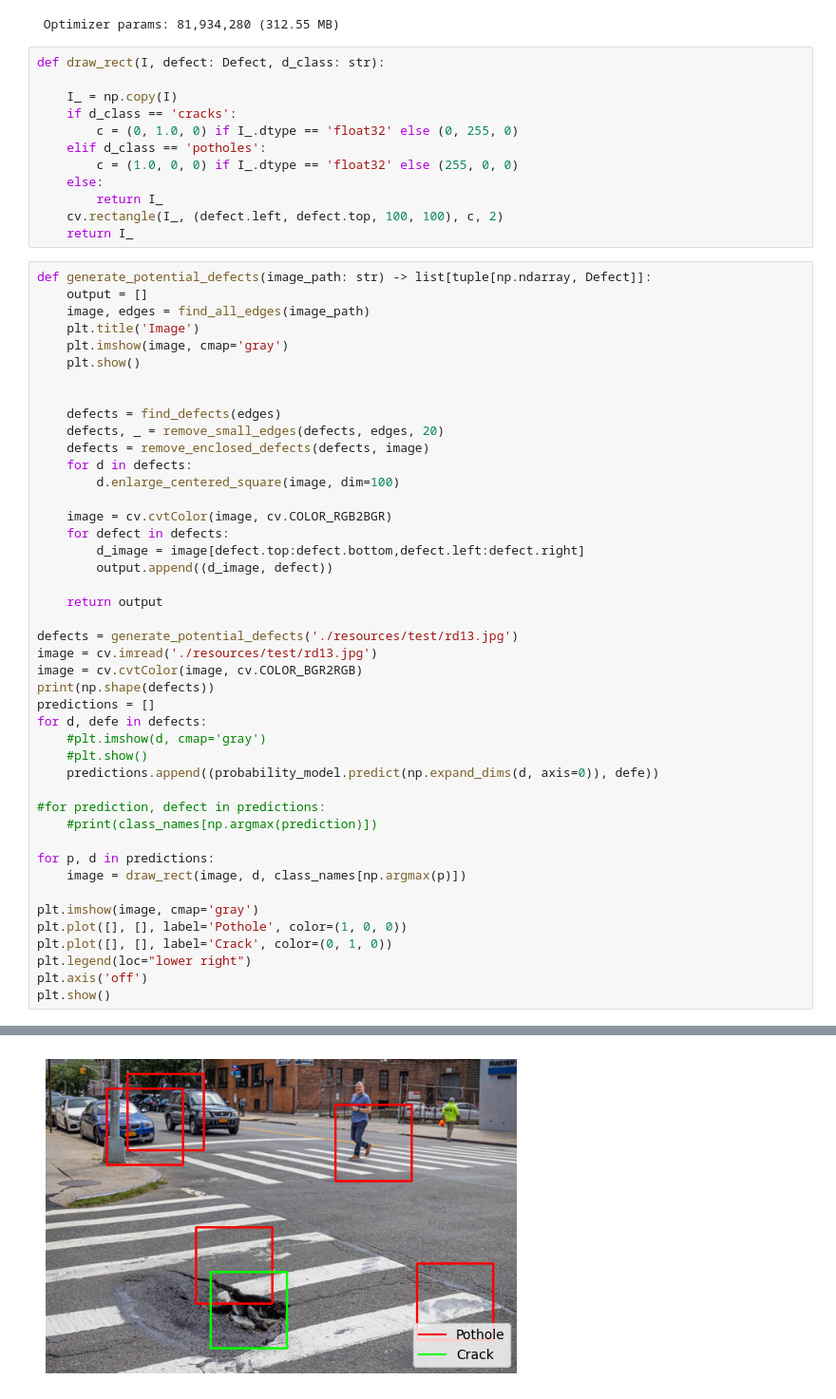
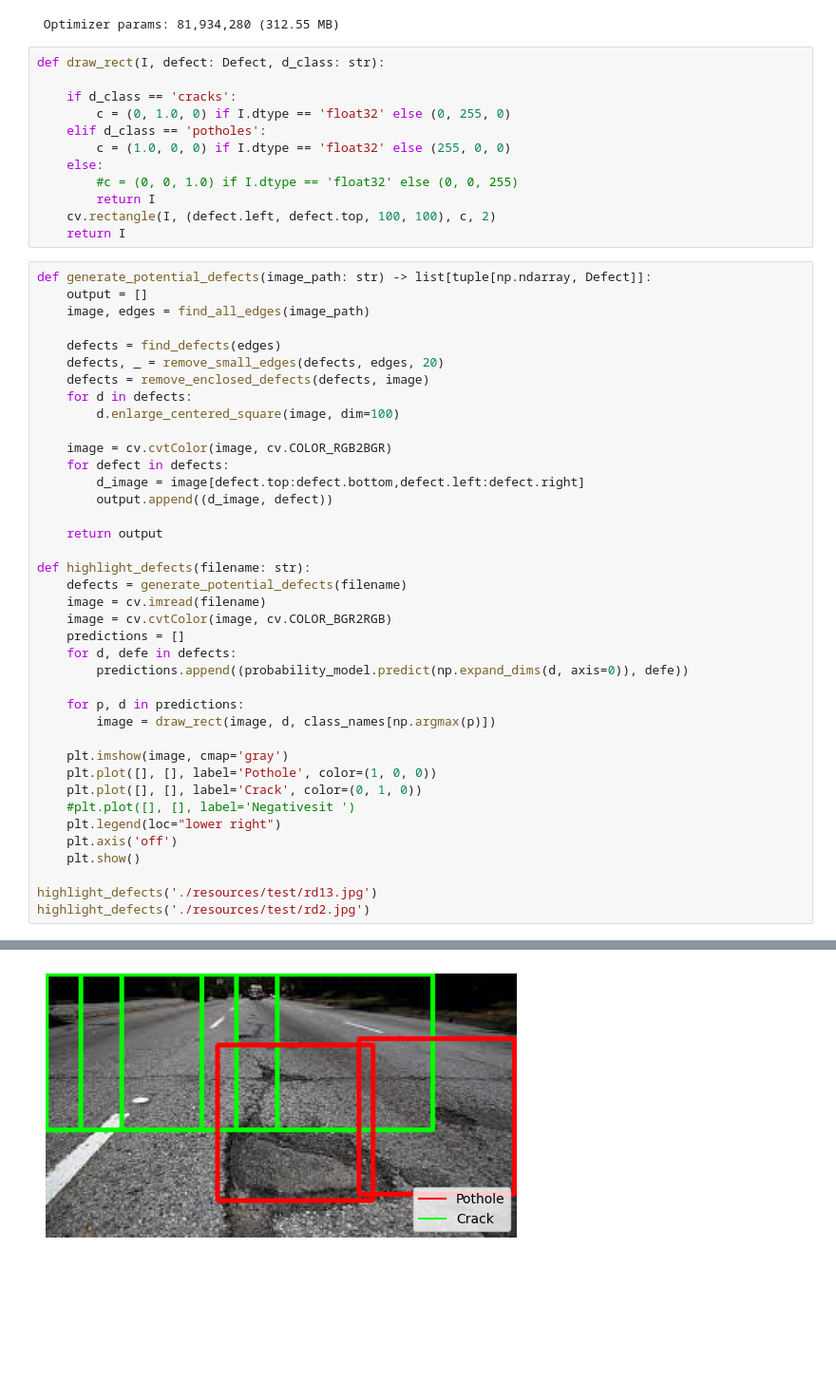
Before and after one commit to samuel-bazinet/cv_project, a Jupyter notebook: generate_potential_defects.ipynb, the cells around one changed output, grey strips where cells are left out. Shown at 95% size. Saved outputs shown, nothing was run; the diff lists cells and outputs as text; blank space fills up the shorter version.

Commit message:
Generated more test images

```diff
--- a/generate_potential_defects.ipynb
+++ b/generate_potential_defects.ipynb
@@ -265,23 +265,19 @@ Model: "sequential_1"
 # %%
 def draw_rect(I, defect: Defect, d_class: str):
 
-    I_ = np.copy(I)
     if d_class == 'cracks':
-        c = (0, 1.0, 0) if I_.dtype == 'float32' else (0, 255, 0)
+        c = (0, 1.0, 0) if I.dtype == 'float32' else (0, 255, 0)
     elif d_class == 'potholes':
-        c = (1.0, 0, 0) if I_.dtype == 'float32' else (255, 0, 0)
+        c = (1.0, 0, 0) if I.dtype == 'float32' else (255, 0, 0)
     else:
-        return I_
-    cv.rectangle(I_, (defect.left, defect.top, 100, 100), c, 2)
-    return I_
+        #c = (0, 0, 1.0) if I.dtype == 'float32' else (0, 0, 255)
+        return I
+    cv.rectangle(I, (defect.left, defect.top, 100, 100), c, 2)
+    return I
 # %%
 def generate_potential_defects(image_path: str) -> list[tuple[np.ndarray, Defect]]:
     output = []
     image, edges = find_all_edges(image_path)
-    plt.title('Image')
-    plt.imshow(image, cmap='gray')
-    plt.show()
-
 
     defects = find_defects(edges)
     defects, _ = remove_small_edges(defects, edges, 20)
@@ -296,26 +292,25 @@ def generate_potential_defects(image_path: str) -> list[tuple[np.ndarray, Defect
 
     return output
 
-defects = generate_potential_defects('./resources/test/rd13.jpg')
-image = cv.imread('./resources/test/rd13.jpg')
-image = cv.cvtColor(image, cv.COLOR_BGR2RGB)
-print(np.shape(defects))
-predictions = []
-for d, defe in defects:
-    #plt.imshow(d, cmap='gray')
-    #plt.show()
-    predictions.append((probability_model.predict(np.expand_dims(d, axis=0)), defe))
+def highlight_defects(filename: str):
+    defects = generate_potential_defects(filename)
+    image = cv.imread(filename)
+    image = cv.cvtColor(image, cv.COLOR_BGR2RGB)
+    predictions = []
+    for d, defe in defects:
+        predictions.append((probability_model.predict(np.expand_dims(d, axis=0)), defe))
 
-#for prediction, defect in predictions:
-    #print(class_names[np.argmax(prediction)])
+    for p, d in predictions:
+        image = draw_rect(image, d, class_names[np.argmax(p)])
 
-for p, d in predictions:
-    image = draw_rect(image, d, class_names[np.argmax(p)])
+    plt.imshow(image, cmap='gray')
+    plt.plot([], [], label='Pothole', color=(1, 0, 0))
+    plt.plot([], [], label='Crack', color=(0, 1, 0))
+    #plt.plot([], [], label='Negativesit ')
+    plt.legend(loc="lower right")
+    plt.axis('off')
+    plt.show()
 
-plt.imshow(image, cmap='gray')
-plt.plot([], [], label='Pothole', color=(1, 0, 0))
-plt.plot([], [], label='Crack', color=(0, 1, 0))
-plt.legend(loc="lower right")
-plt.axis('off')
-plt.show()
+highlight_defects('./resources/test/rd13.jpg')
+highlight_defects('./resources/test/rd2.jpg')
 # %% [output]
@@ -335 +340 @@ plt.show()
-[figure, old version]
+[figure, new version]
```
Also changed, not shown: parts of 3 cells of this notebook, 1 other file.
